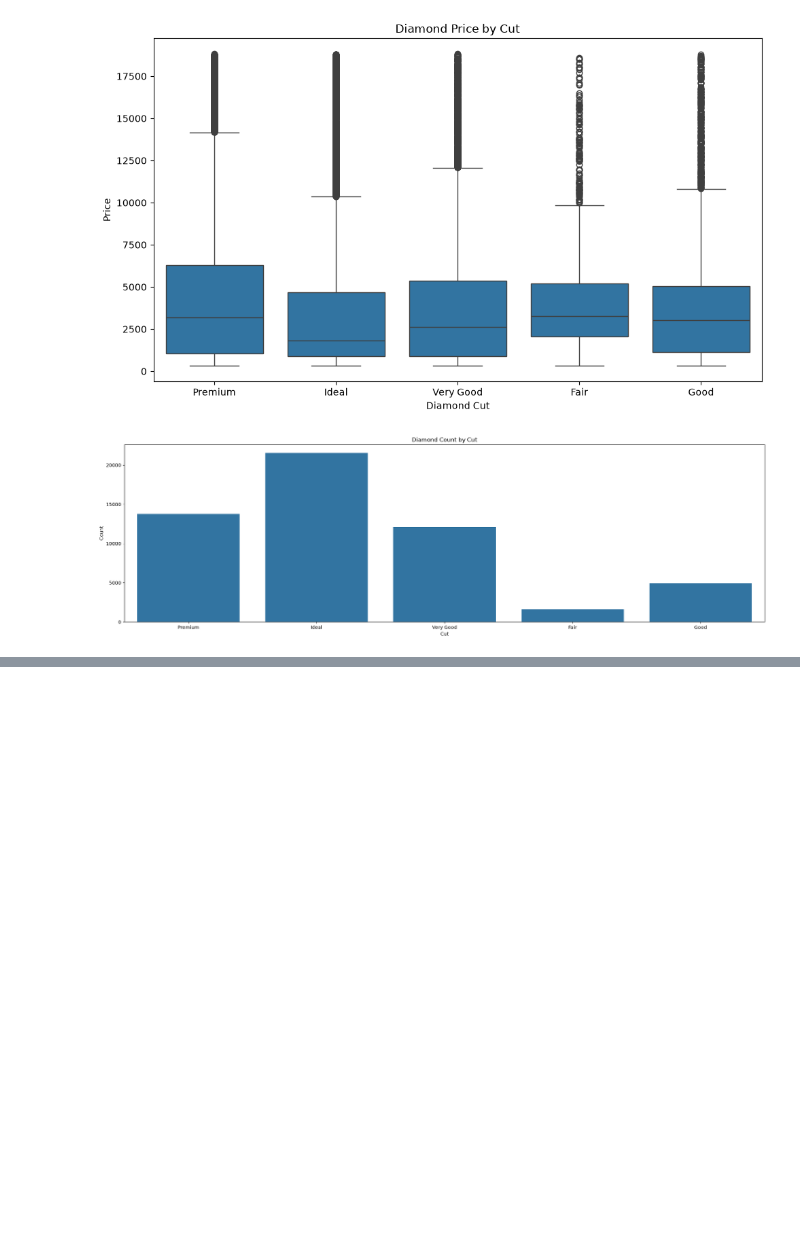
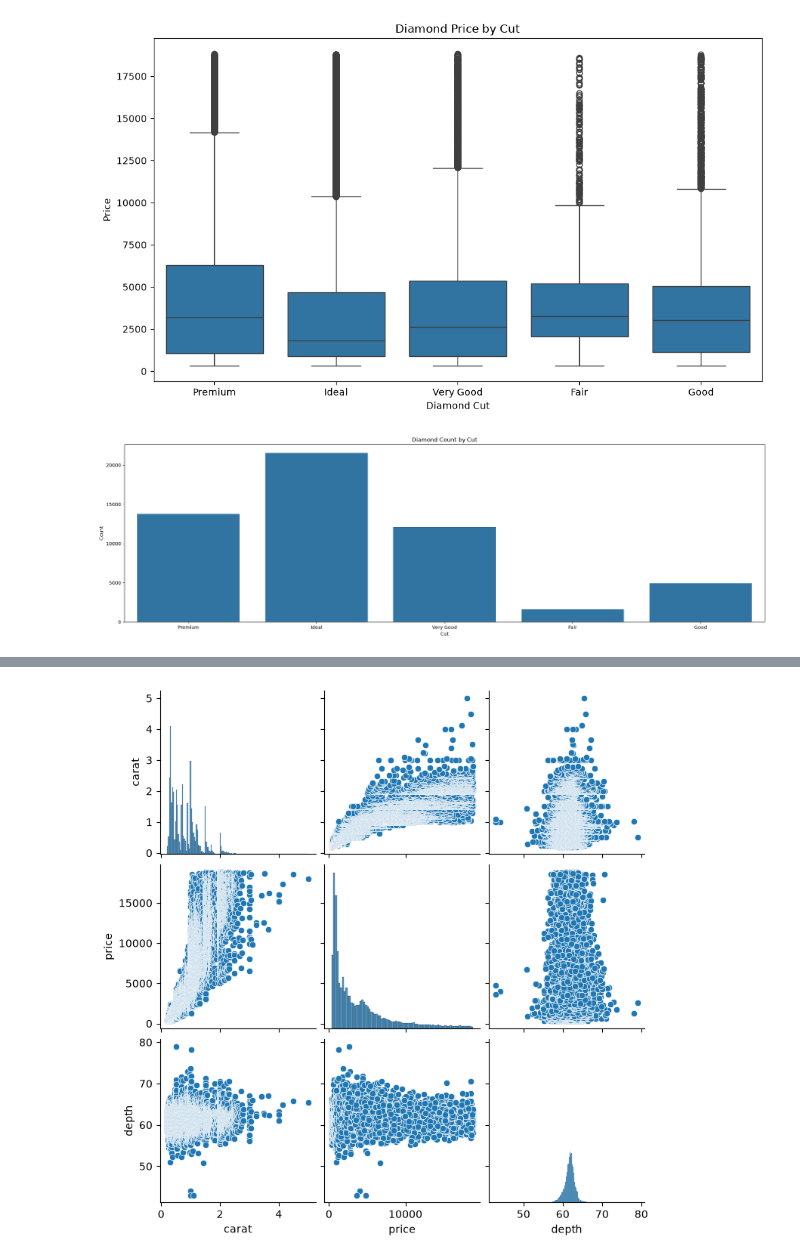
Before and after one commit to paramcgwala-crypto/param_pythonand_ml_turtle_graphic_proper_notation, a Jupyter notebook: basic_Tradition_programing_python/Seaborn/diamonds_ml _algoritham_and_Seaborn_revision.ipynb, the cells around one changed output, grey strips where cells are left out. Cells and saved outputs as stored; diff of their text form; code cells hidden in the pictures; blank space fills up the shorter version.

```diff
--- a/basic_Tradition_programing_python/Seaborn/diamonds_ml _algoritham_and_Seaborn_revision.ipynb
+++ b/basic_Tradition_programing_python/Seaborn/diamonds_ml _algoritham_and_Seaborn_revision.ipynb
@@ -217,0 +246,5 @@ plt.show()
+# %%
+sns.pairplot(data = df[['carat','price','depth']])
+plt.show()
+# %% [output]
+[figure, added]
```
Also changed, not shown: parts of 7 cells of this notebook, 2 other files.
